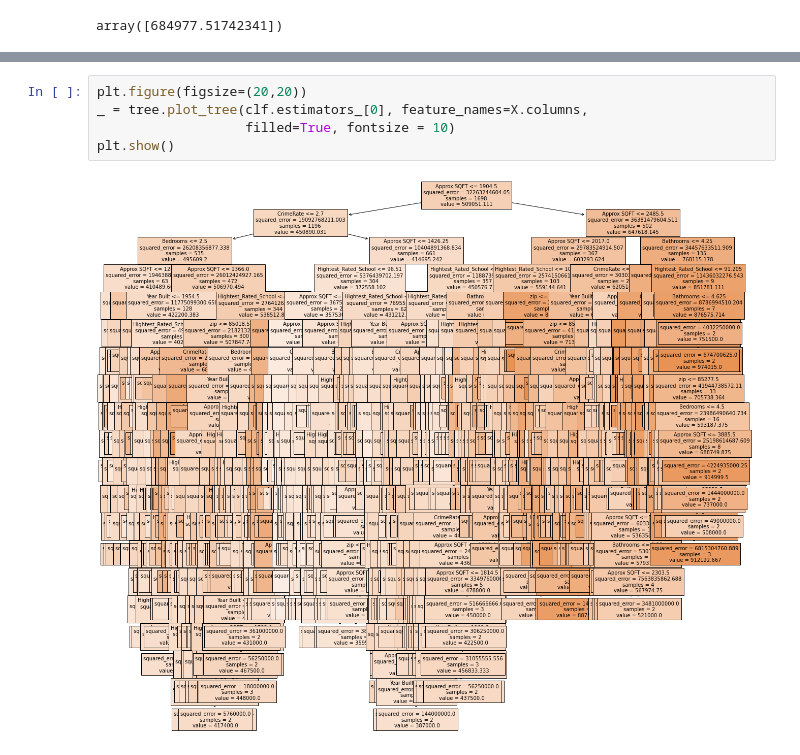
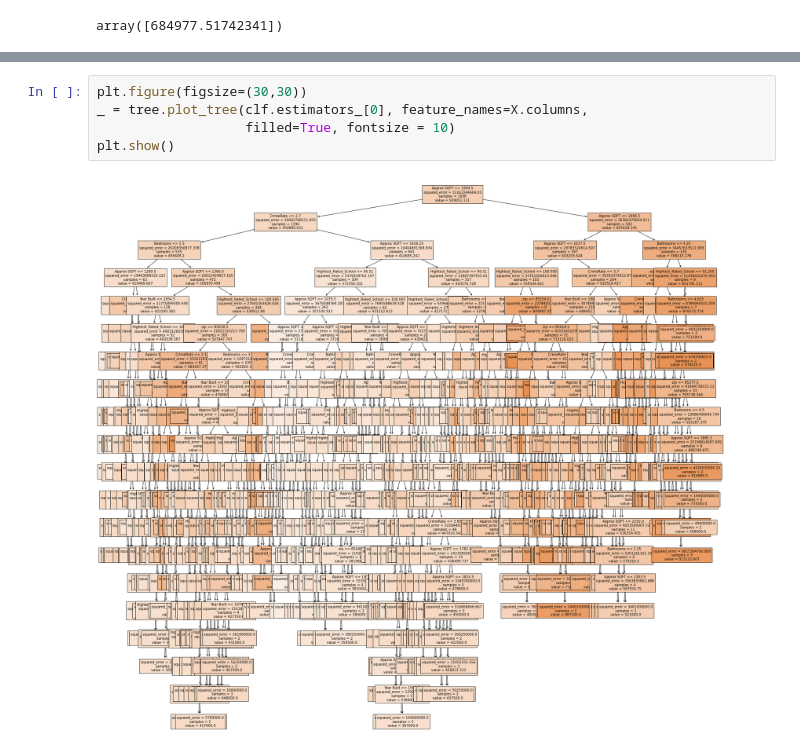
Before and after one commit to josephawanis30/MachineLearningRealEstatePredictions, a Jupyter notebook: Phoenix_crime/Best Model.ipynb, the cells around one changed output, grey strips where cells are left out. Cells and saved outputs as stored; diff of their text form.

```diff
--- a/Phoenix_crime/Best Model.ipynb
+++ b/Phoenix_crime/Best Model.ipynb
@@ -257,9 +257,9 @@ Parameters currently in use:
  'verbose': 0,
  'warm_start': False}
 # %%
-plt.figure(figsize=(20,20))
+plt.figure(figsize=(30,30))
 _ = tree.plot_tree(clf.estimators_[0], feature_names=X.columns,
                    filled=True, fontsize = 10)
 plt.show()
 # %% [output]
-[figure, old version]
+[figure, new version]
```
Also changed, not shown: 1 other file.
